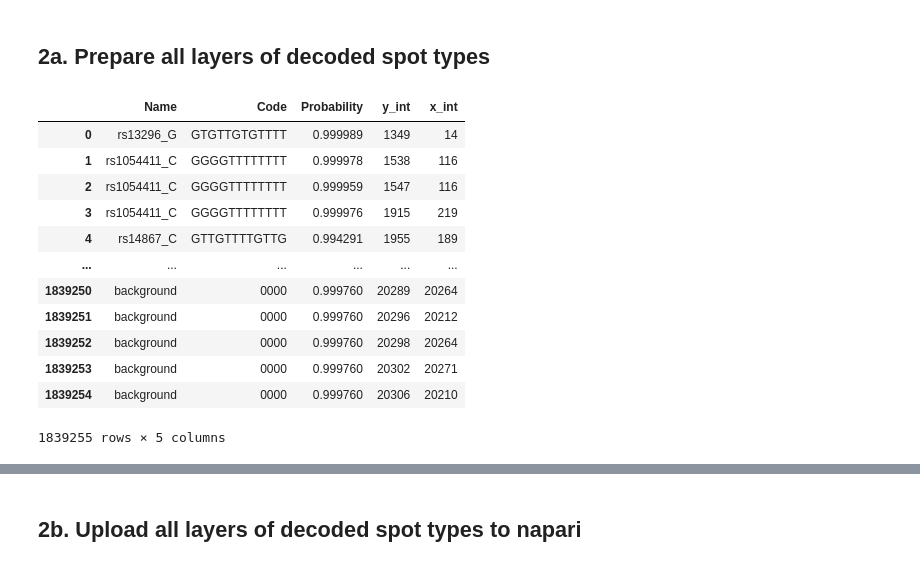
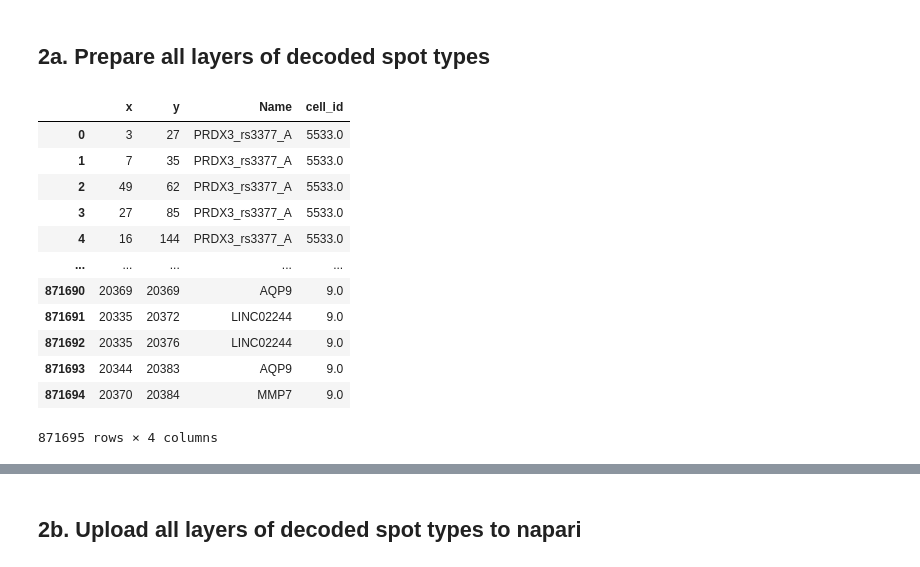
Before and after one commit to cellgeni/SNP_tools, a Jupyter notebook: visualisation_tools/display_cells_transcripts.ipynb, the cells around one changed output, grey strips where cells are left out. Cells and saved outputs as stored; diff of their text form; code cells hidden in the pictures.

```diff
--- a/visualisation_tools/display_cells_transcripts.ipynb
+++ b/visualisation_tools/display_cells_transcripts.ipynb
@@ -11,8 +11,8 @@ import tifffile as tif
 from tifffile import TiffFile
 # %%
 ## declare paths
-path_to_decoded_csv = '/nfs/t233_imaging/NT_SNP/playground_Tong/Pool3iMGL_10rsID_multianchor/work/eb/aa1119a052897c486c1909c1324368/Pool3iMGL_10rsID_decoded_spots.csv'
-path_to_spatial_data = '/nfs/t233_imaging/NT_SNP/playground_Tong/Pool3iMGL_10rsID_multianchor/output/spatialdata/Pool3iMGL_10rsID.sdata/'
+#path_to_decoded_csv = '/nfs/team233_imaging/NT_SNP/playground_Tong/Pool3iMGL_10rsID_multianchor/work/eb/aa1119a052897c486c1909c1324368/Pool3iMGL_10rsID_decoded_spots.csv'
+path_to_spatial_data = '/nfs/team233_imaging/NT_SNP/playground_Tong/Pool3iMGL_24rsID62_10xrsID/output/spatialdata/Pool3iMGL_24rsID62_10xrsID.sdata'
 # %% [markdown]
 ## 1. Load spatial data and display it
 # %%
@@ -31,20 +24,20 @@ viewer = interactive._viewer
 # %% [markdown]
 ## 2a. Prepare all layers of decoded spot types
 # %%
-decoded_peaks = pd.read_csv(path_to_decoded_csv, sep=",")
+decoded_peaks = sdata.points['transcripts'].compute()
 decoded_group = decoded_peaks.groupby("Name")
 decoded_peaks
 # %% [output]
-|  | Name | Code | Probability | y_int | x_int |
-| 0 | rs13296_G | GTGTTGTGTTTT | 0.999989 | 1349 | 14 |
-| 1 | rs1054411_C | GGGGTTTTTTTT | 0.999978 | 1538 | 116 |
-| 2 | rs1054411_C | GGGGTTTTTTTT | 0.999959 | 1547 | 116 |
-| 3 | rs1054411_C | GGGGTTTTTTTT | 0.999976 | 1915 | 219 |
-| 4 | rs14867_C | GTTGTTTTGTTG | 0.994291 | 1955 | 189 |
-| ... | ... | ... | ... | ... | ... |
-| 1839250 | background | 0000 | 0.999760 | 20289 | 20264 |
-| 1839251 | background | 0000 | 0.999760 | 20296 | 20212 |
-| 1839252 | background | 0000 | 0.999760 | 20298 | 20264 |
-| 1839253 | background | 0000 | 0.999760 | 20302 | 20271 |
-| 1839254 | background | 0000 | 0.999760 | 20306 | 20210 |
+|  | x | y | Name | cell_id |
+| 0 | 3 | 27 | PRDX3_rs3377_A | 5533.0 |
+| 1 | 7 | 35 | PRDX3_rs3377_A | 5533.0 |
+| 2 | 49 | 62 | PRDX3_rs3377_A | 5533.0 |
+| 3 | 27 | 85 | PRDX3_rs3377_A | 5533.0 |
+| 4 | 16 | 144 | PRDX3_rs3377_A | 5533.0 |
+| ... | ... | ... | ... | ... |
+| 871690 | 20369 | 20369 | AQP9 | 9.0 |
+| 871691 | 20335 | 20372 | LINC02244 | 9.0 |
+| 871692 | 20335 | 20376 | LINC02244 | 9.0 |
+| 871693 | 20344 | 20383 | AQP9 | 9.0 |
+| 871694 | 20370 | 20384 | MMP7 | 9.0 |
-1839255 rows × 5 columns
+871695 rows × 4 columns
```
Also changed, not shown: parts of 4 cells of this notebook.
